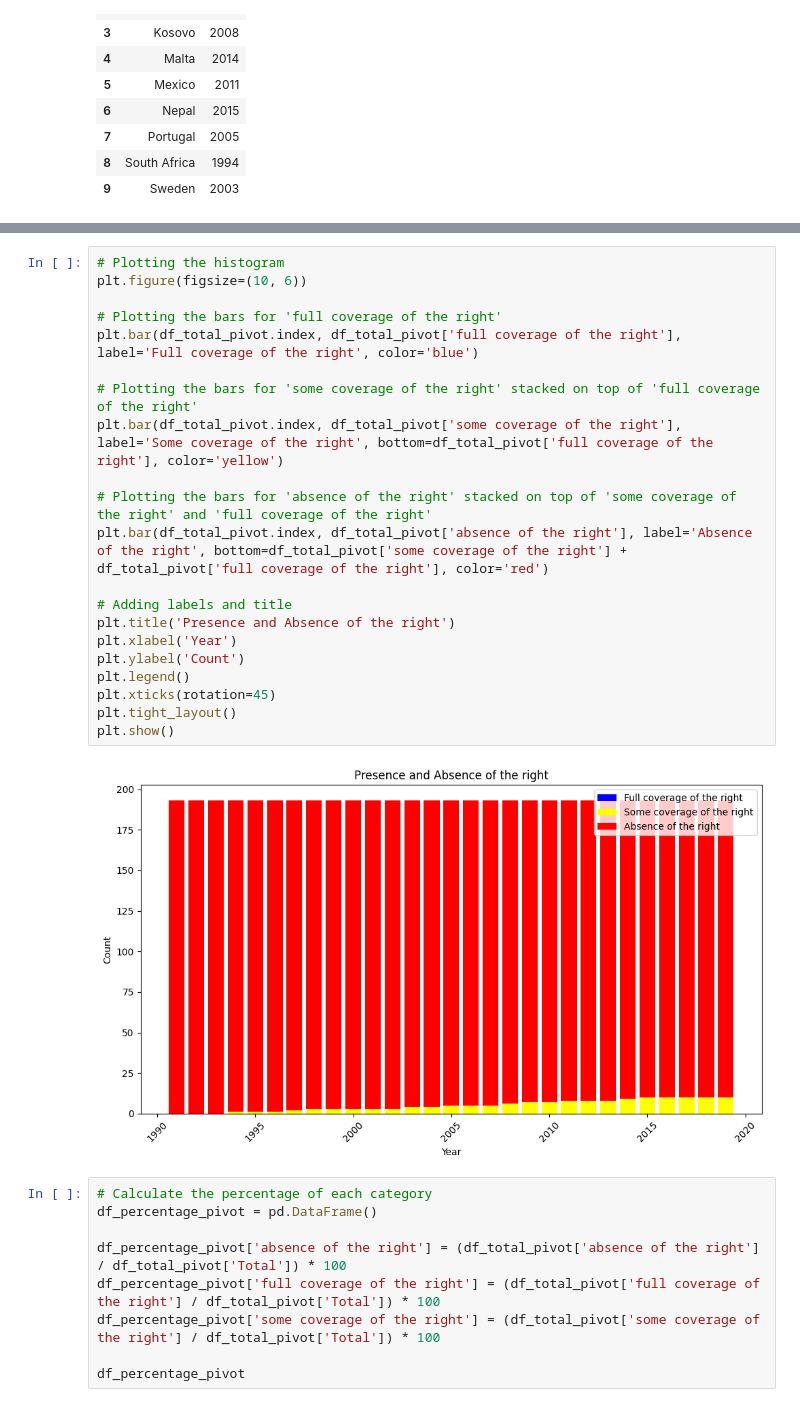
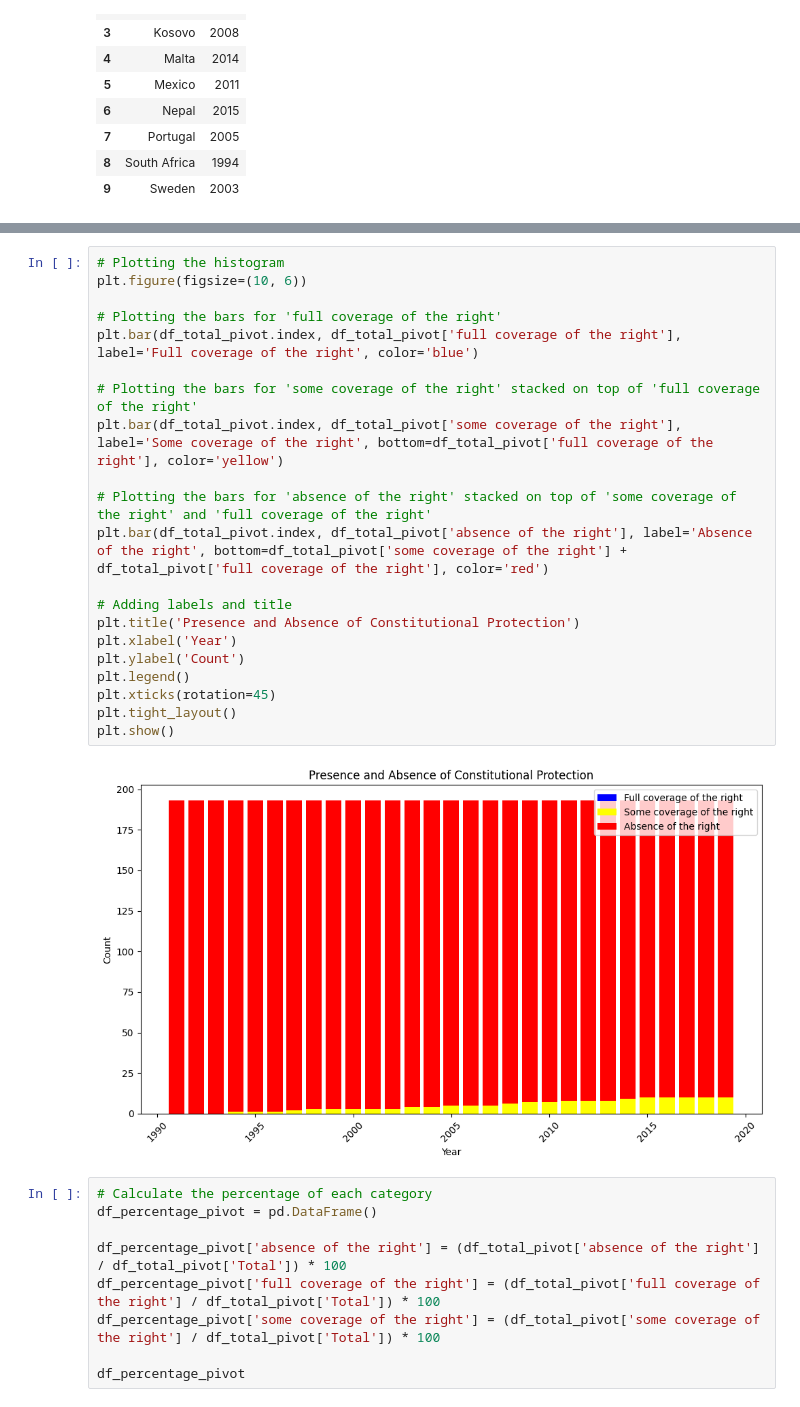
Before and after one commit to ChiaraParravicini/ADA_ItsJustAPhase, a Jupyter notebook: ItsJustAPhase.ipynb, the cells around one changed output, grey strips where cells are left out. Drawn from its saved outputs; the diff is of its cells as text.

```diff
--- a/ItsJustAPhase.ipynb
+++ b/ItsJustAPhase.ipynb
@@ -985,26 +1050,26 @@ df_total_pivot
 # %%
 # Plotting the histogram
 plt.figure(figsize=(10, 6))
 
 # Plotting the bars for 'full coverage of the right'
 plt.bar(df_total_pivot.index, df_total_pivot['full coverage of the right'], label='Full coverage of the right', color='blue')
 
 # Plotting the bars for 'some coverage of the right' stacked on top of 'full coverage of the right'
 plt.bar(df_total_pivot.index, df_total_pivot['some coverage of the right'], label='Some coverage of the right', bottom=df_total_pivot['full coverage of the right'], color='yellow')
 
 # Plotting the bars for 'absence of the right' stacked on top of 'some coverage of the right' and 'full coverage of the right'
 plt.bar(df_total_pivot.index, df_total_pivot['absence of the right'], label='Absence of the right', bottom=df_total_pivot['some coverage of the right'] + df_total_pivot['full coverage of the right'], color='red')
 
 # Adding labels and title
-plt.title('Presence and Absence of the right')
+plt.title('Presence and Absence of Constitutional Protection')
 plt.xlabel('Year')
 plt.ylabel('Count')
 plt.legend()
 plt.xticks(rotation=45)
 plt.tight_layout()
 plt.show()
 # %% [output]
-[figure, old version]
+[figure, new version]
 # %%
 # Calculate the percentage of each category
 df_percentage_pivot = pd.DataFrame()
```
Also changed, not shown: parts of 55 cells of this notebook.
